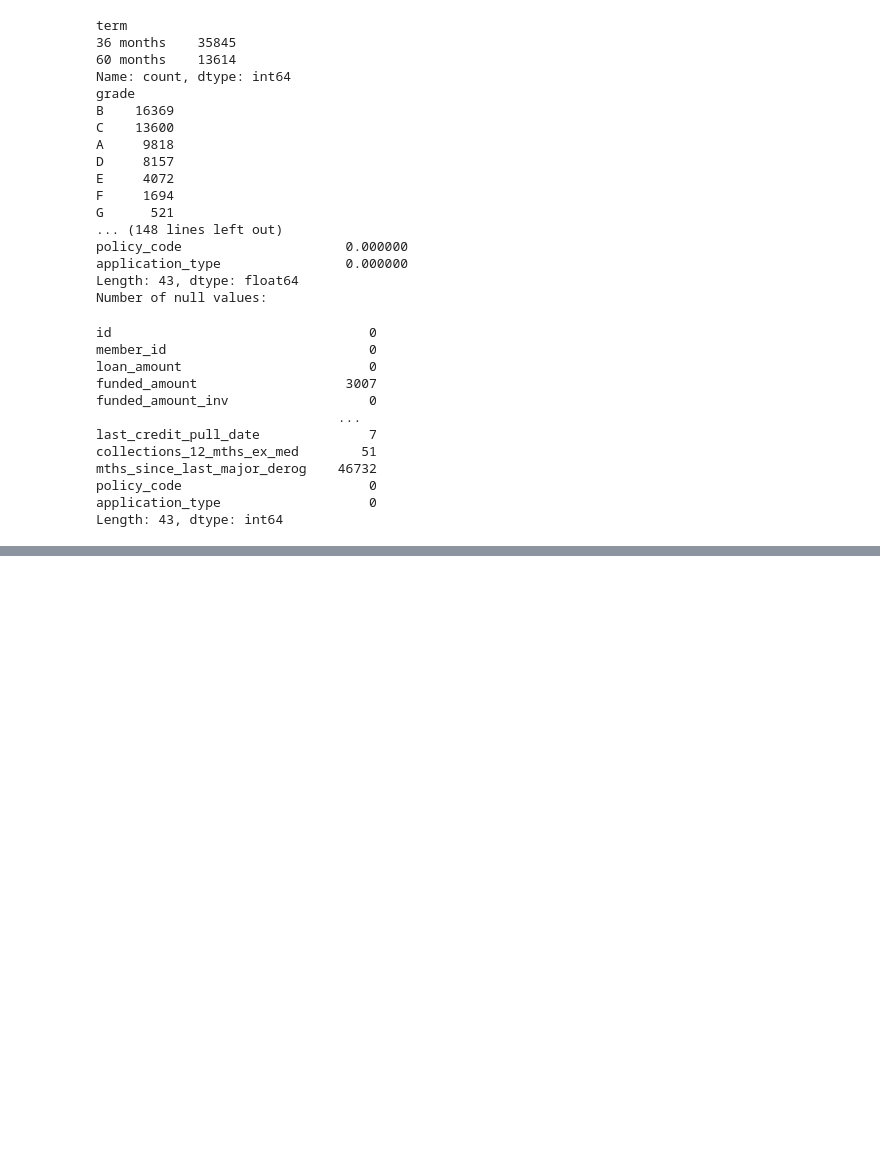
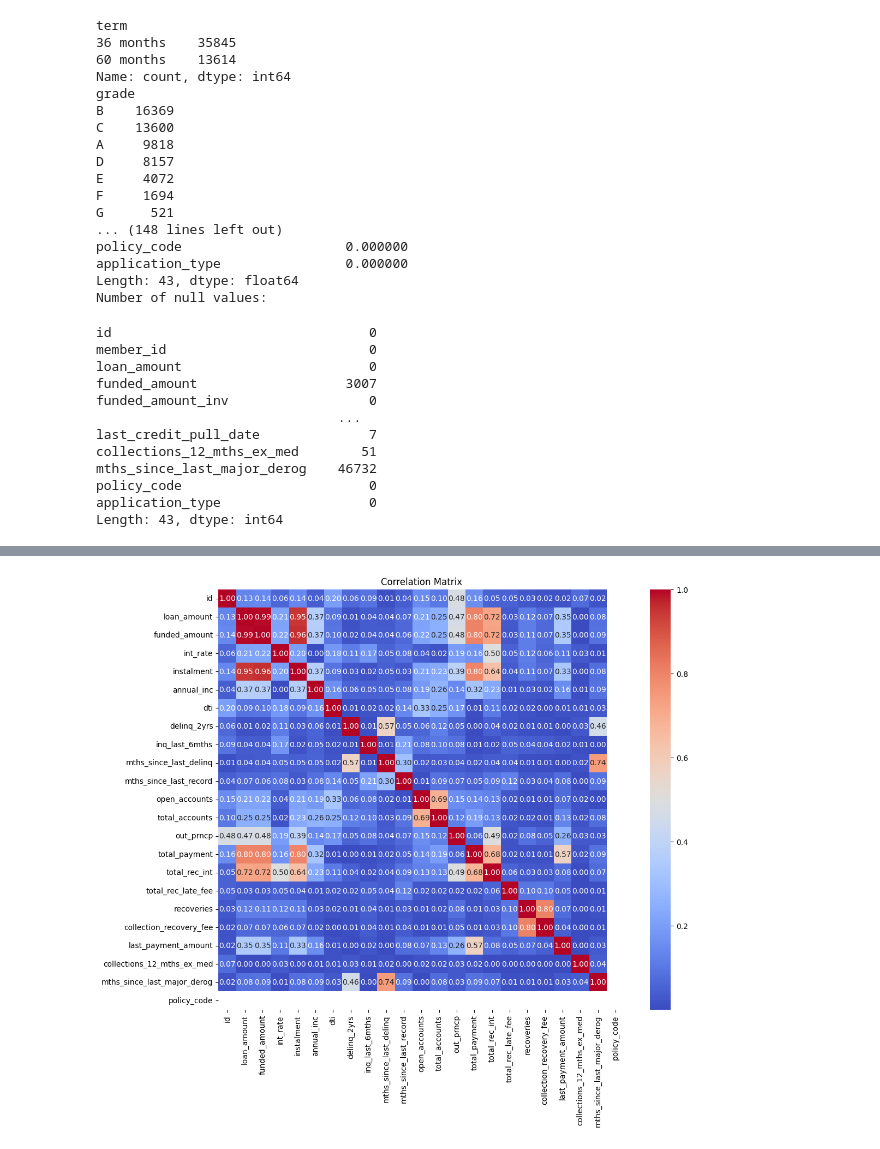
Before and after one commit to JPigera/exploratory-data-analysis---customer-loans-in-finance804, a Jupyter notebook: db_utils.ipynb, the cells around one changed output, grey strips where cells are left out. Drawn from its saved outputs; the diff is of its cells as text; code cells hidden in the pictures; blank space fills up the shorter version.

Commit message:
administering minor changes to python file. updating the readme file with recent changes including adding screenshots of the overly correlated columns method and the heatmap output

```diff
--- a/db_utils.ipynb
+++ b/db_utils.ipynb
@@ -381,23 +381,73 @@ class DataFrameTransform(RDSDatabaseConnector, Plotter):
 
         return
 
-    # def transform_outliers(self):
+    def remove_outliers(self, column):
 
-    #     column_name_tables = list(self.loan_payments_table)
+        z_scores = zscore(loan_payments_table[column].astype(int))
 
-    #     for column in column_name_tables:
+        loan_payments_table.loc[abs(z_scores) > 3, column] = loan_payments_table[column].mean()
 
-    #         z = np.abs(stats.zscore(self.loan_payments_table[column]))
+        print(column)
 
-    #         self.loan_payments_table.loc[np.abs(z > 3), column] = self.loan_payments_table[column].median()
+        return
 
-    def remove_outliers(df_column, threshold=3):
+    def overly_corr_col(self):
 
-        z_scores = zscore(loan_payments_table[df_column])
+        # Create correlation matrix
 
-        loan_payments_table.loc[abs(z_scores) › threshold, df_column] = loan_payments_table[df_column].mean()
+        corr_matrix = loan_payments_table.corr(numeric_only=True).abs()
 
-        return loan_payments_table
+        print(corr_matrix)
+
+        #Visualize correlation matrix
+
+        plt.figure(figsize=(12, 10))
+
+        sns.heatmap(corr_matrix, annot=True, cmap='coolwarm', fmt=".2f")
+
+        plt.title('Correlation Matrix')
+
+        plt.show()
+
+        # Identify highly correlated columns
+
+        correlated_columns = set()
+
+        correlated_columns_unique = set()
+
+        for i in range(len(corr_matrix.columns)):
+
+            for j in range(len(corr_matrix.columns)):
+
+                if abs(corr_matrix.iloc[i,j]) >= 0.9:
+
+                    col_name_1 = corr_matrix.columns[i]
+
+                    col_name_2 = corr_matrix.columns[j]
+
+                    if col_name_1 != col_name_2:
+
+                        correlated_columns.add((col_name_1, col_name_2))
+
+                        correlated_columns_unique.add(col_name_1)
+
+                        correlated_columns_unique.add(col_name_2)
+
+        print(correlated_columns_unique)
+
+        print(correlated_columns)
+
+        return
+
+    def drop_overly_corr(self, overly_correlated_columns):
+
+        print(overly_correlated_columns)
+
+        for column in overly_correlated_columns:
+
+           self.loan_payments_table.drop(columns=[column], inplace=True)
+
+        return
 
 
 
@@ -406,9 +456,9 @@ test = DataFrameTransform(loan_payments_table)
 
 # test.null_values()
 
-#loan_payments_table = test.drop_columns()
+# loan_payments_table = test.drop_columns()
 
-test.impute_columns()
+# test.impute_columns()
 
 # test.plot_null()
 
@@ -418,11 +468,19 @@ test.impute_columns()
 
 # test.plot_skew()
 
-test.plot_outliers()
-
 #test.transform_outliers()
 
-test.remove_outliers(df_column='annual_inc')
+# column = 'annual_inc'
 
-# test.save_data(loan_payments_table) #save the loan payments table to the csv file
+# test.remove_outliers(column)
+
+# test.plot_outliers()
+
+test.overly_corr_col()
+
+overly_correlated_columns = ['funded amount','out_prncp_inv', 'total_payment_inv', 'total_rec_prncp', 'member_id', 'funded_amount_inv']
+
+#test.drop_overly_corr(overly_correlated_columns)
+
+test.save_data(loan_payments_table) #save the loan payments table to the csv file
 # %% [output]
@@ -429,0 +504 @@ SyntaxError: invalid character '›' (U+203A) (3569886397.py, line 135)
+[figure, added]
```
Also changed, not shown: parts of 2 cells of this notebook, 3 other files.
